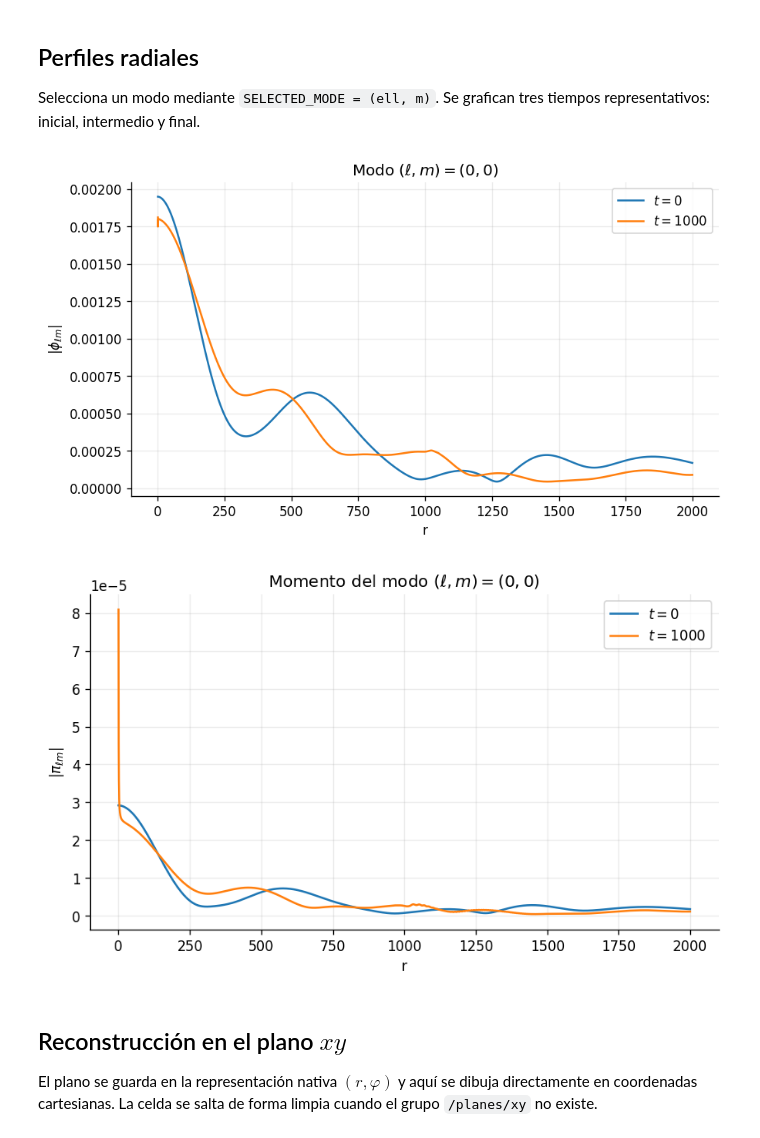
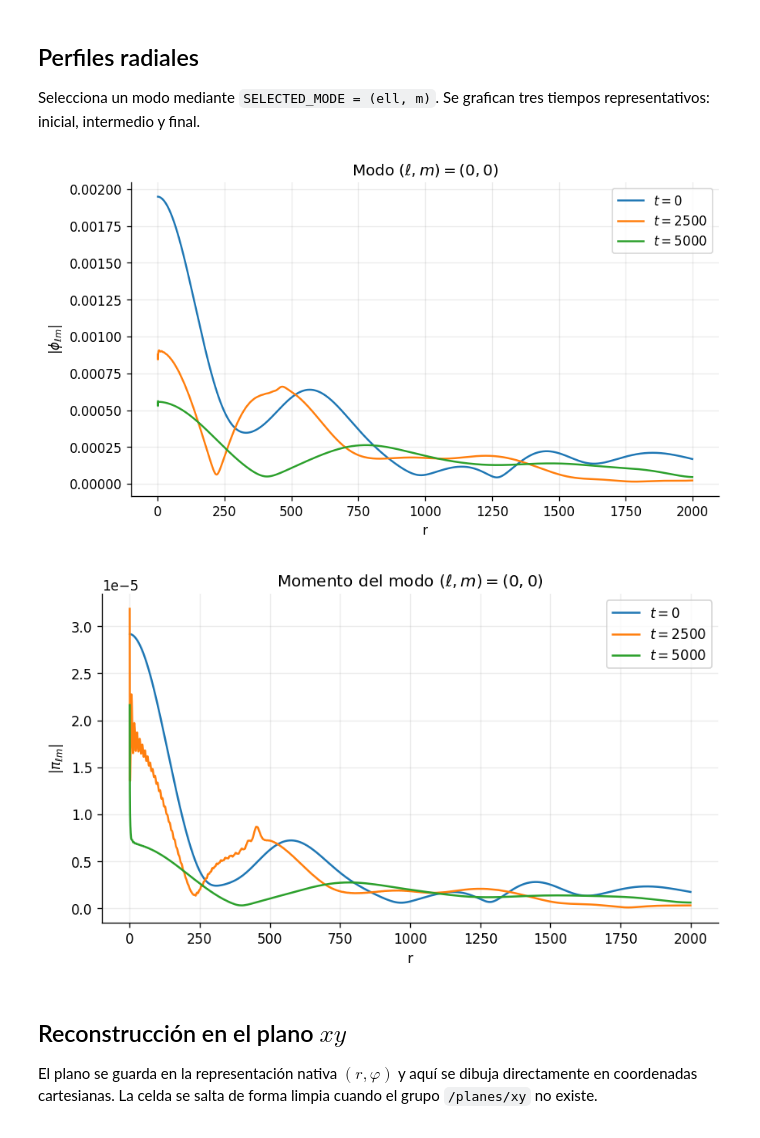
Before and after one commit to FlavioRosales/KG-Y, a Jupyter notebook: KG_Y_analysis.ipynb, the cells around one changed output. Drawn from its saved outputs; the diff is of its cells as text; code cells hidden in the pictures.

```diff
--- a/KG_Y_analysis.ipynb
+++ b/KG_Y_analysis.ipynb
@@ -26,7 +26,7 @@ from matplotlib.colors import LogNorm, SymLogNorm
 # ============================================================
 # Configuración
 # ============================================================
-RUN_DIR = Path("SL_all_p005")
+RUN_DIR = Path("SL_all_p001")
 
 # Por defecto se usa: RUN_DIR / f"{RUN_DIR.name}.h5"
 # Si deseas otro nombre, reemplaza esta línea.
@@ -752,37 +752,37 @@ with h5py.File(H5_PATH, "r") as h5:
     ell = h5["modes/ell"][:]
     mm = h5["modes/mm"][:]
     t_field = h5["fields/t"][:]
 
     imode = selected_mode_index(ell, mm, SELECTED_MODE)
     ell_sel, m_sel = int(ell[imode]), int(mm[imode])
     rs = radial_slice(r, R_DISPLAY_MAX)
     r_plot = r[rs]
     it_values = sorted(set([0, len(t_field) // 2, len(t_field) - 1]))
 
     fig, ax = plt.subplots(figsize=(8.2, 4.4))
     for it in it_values:
         field = complex_modal_field(h5, "phi", it, imode, rs)
         ax.plot(r_plot, np.abs(field), label=fr"$t={t_field[it]:.6g}$")
     ax.set_xlabel("r")
     ax.set_ylabel(r"$|\phi_{\ell m}|$")
     ax.set_title(fr"Modo $(\ell,m)=({ell_sel},{m_sel})$")
-    ax.set_xlim(0,20)
+    #ax.set_xlim(980,1020)
     ax.legend()
     plt.show()
 
     fig, ax = plt.subplots(figsize=(8.2, 4.4))
     for it in it_values:
         field = complex_modal_field(h5, "pi", it, imode, rs)
         ax.plot(r_plot, np.abs(field), label=fr"$t={t_field[it]:.6g}$")
     ax.set_xlabel("r")
     ax.set_ylabel(r"$|\pi_{\ell m}|$")
     ax.set_title(fr"Momento del modo $(\ell,m)=({ell_sel},{m_sel})$")
-    ax.set_xlim(0,20)
+    #ax.set_xlim(980,1020)
     ax.legend()
     plt.show()
 # %% [output]
-[figure, old version]
+[figure, new version]
-[figure, old version]
+[figure, new version]
 # %% [markdown]
 ## Reconstrucción en el plano $xy$
 
```
Also changed, not shown: parts of 13 cells of this notebook, 5 other files.
